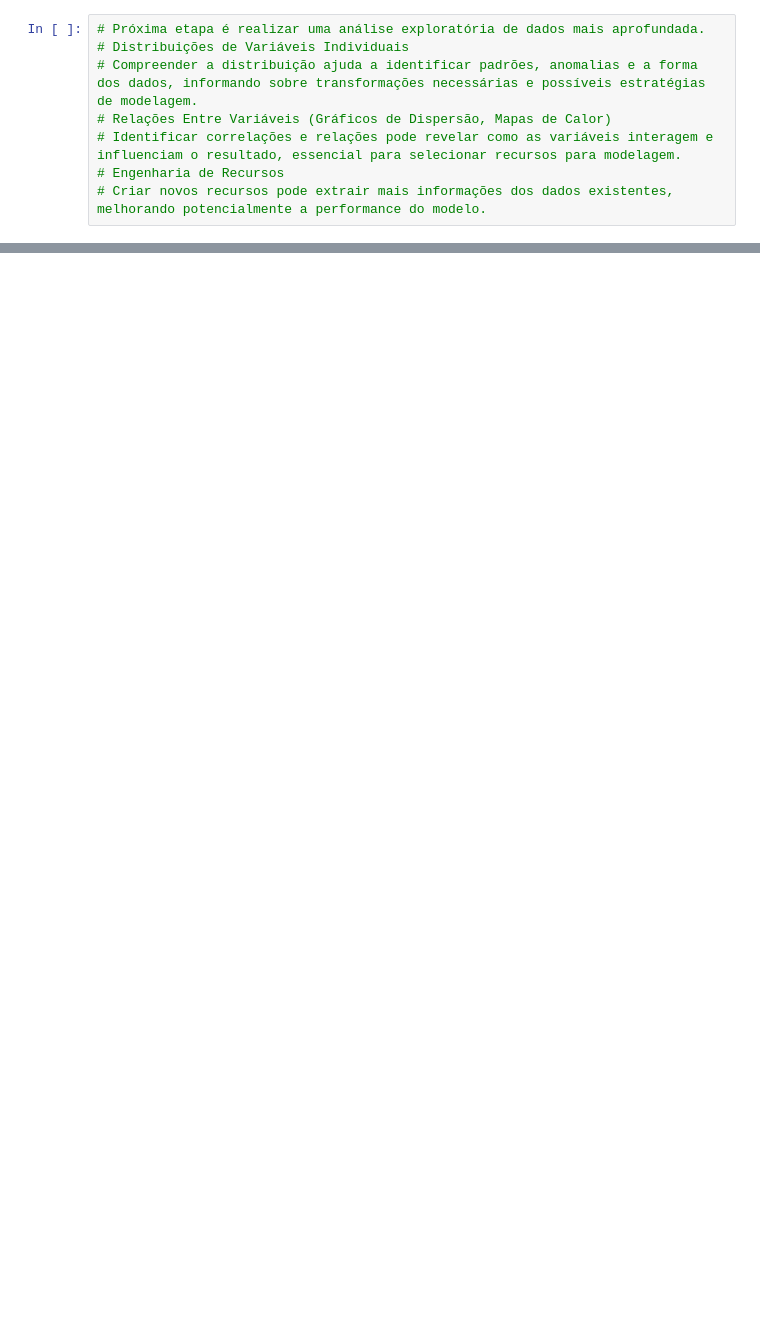
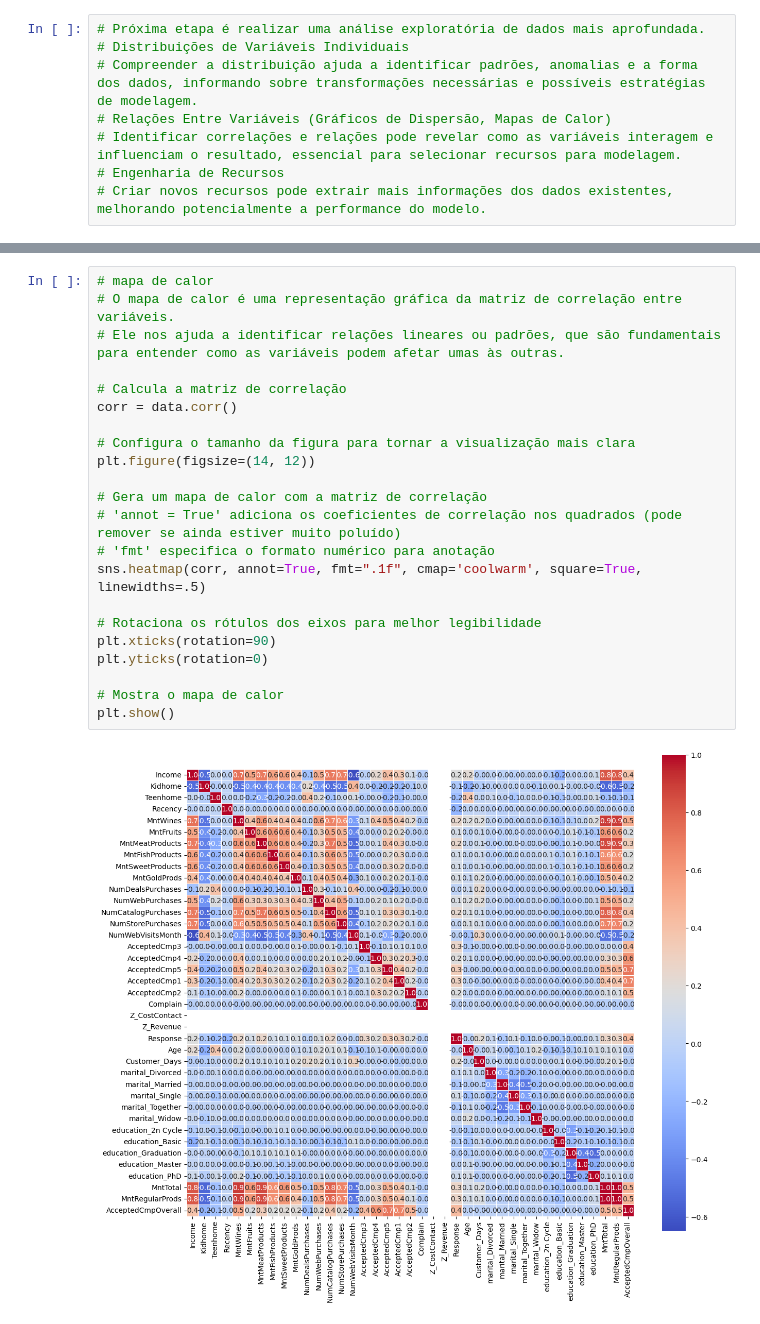
Before and after one commit to allafs1270/ml, a Jupyter notebook: PROJ ARQ ML.ipynb, the cells around one changed output, grey strips where cells are left out. Saved outputs shown, nothing was run; the diff lists cells and outputs as text; blank space fills up the shorter version.

```diff
--- a/PROJ ARQ ML.ipynb
+++ b/PROJ ARQ ML.ipynb
@@ -91,0 +107,24 @@ This will become an error in seaborn v0.14.0; please update your code.
+# %%
+# mapa de calor
+# O mapa de calor é uma representação gráfica da matriz de correlação entre variáveis.
+# Ele nos ajuda a identificar relações lineares ou padrões, que são fundamentais para entender como as variáveis podem afetar umas às outras.
+
+# Calcula a matriz de correlação
+corr = data.corr()
+
+# Configura o tamanho da figura para tornar a visualização mais clara
+plt.figure(figsize=(14, 12))
+
+# Gera um mapa de calor com a matriz de correlação
+# 'annot = True' adiciona os coeficientes de correlação nos quadrados (pode remover se ainda estiver muito poluído)
+# 'fmt' especifica o formato numérico para anotação
+sns.heatmap(corr, annot=True, fmt=".1f", cmap='coolwarm', square=True, linewidths=.5)
+
+# Rotaciona os rótulos dos eixos para melhor legibilidade
+plt.xticks(rotation=90)
+plt.yticks(rotation=0)
+
+# Mostra o mapa de calor
+plt.show()
+# %% [output]
+[figure, added]
```
Also changed, not shown: parts of 11 cells of this notebook, 3 other files.
